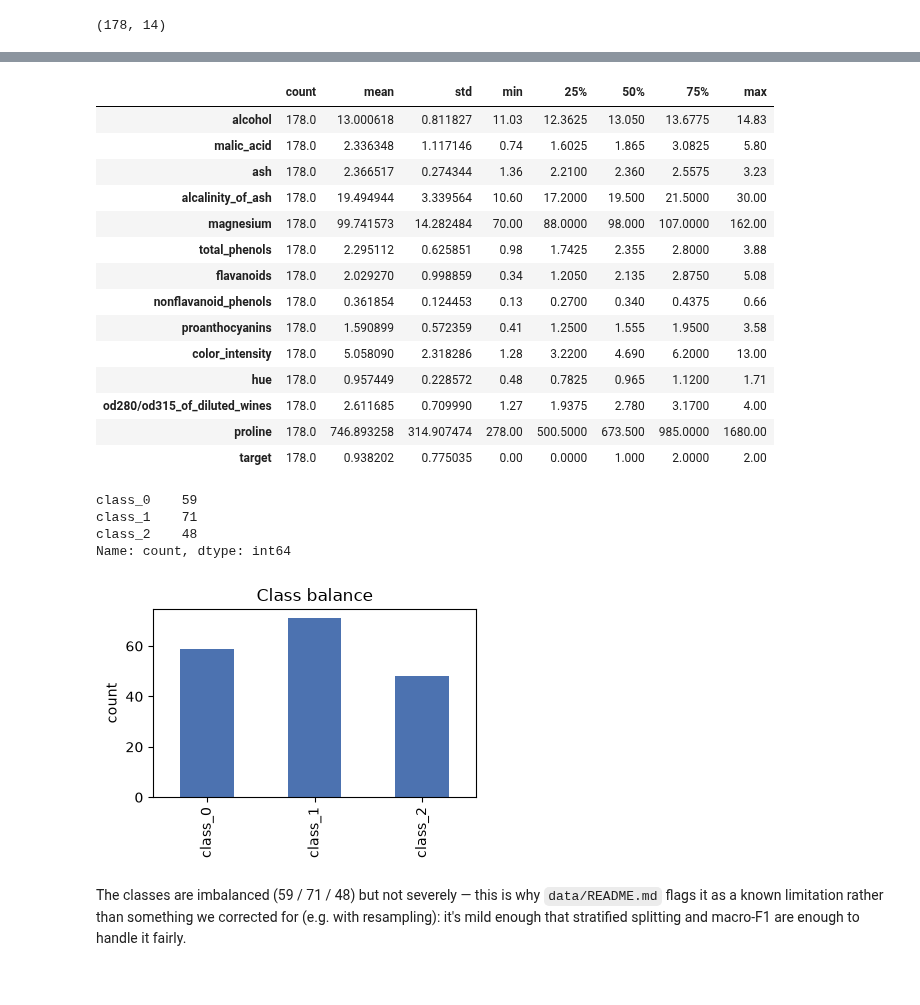
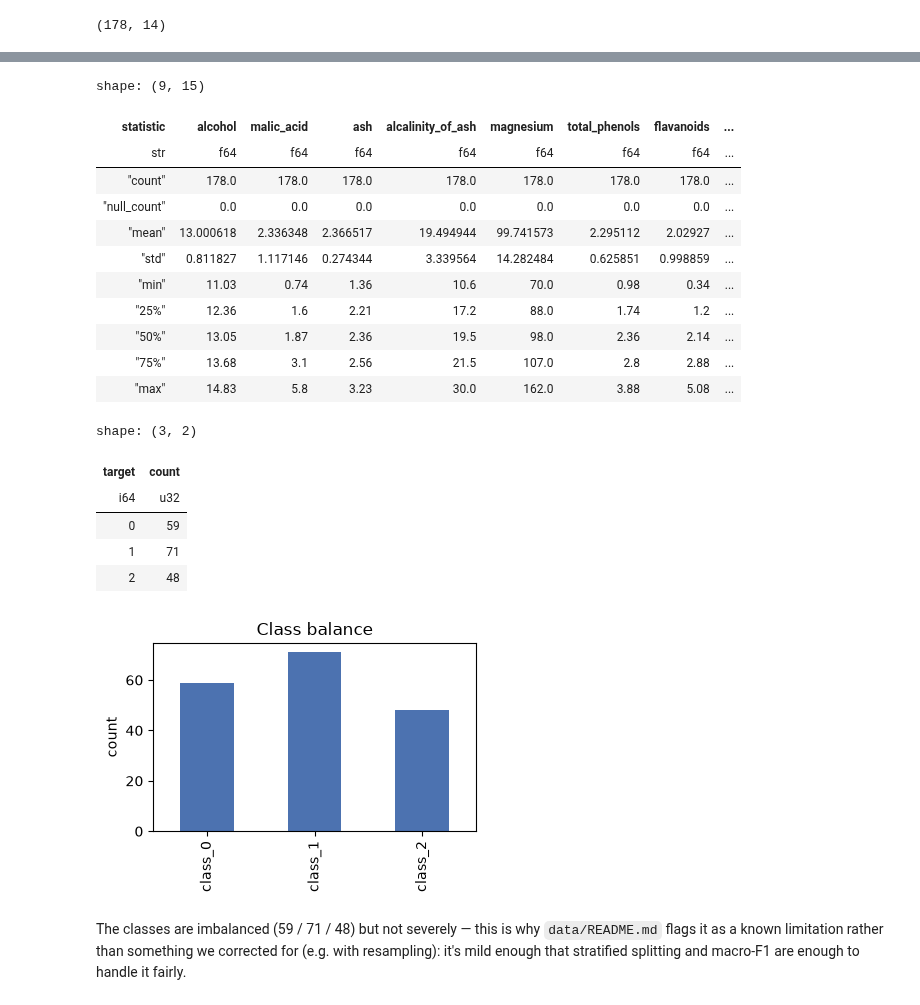
Before and after one commit to draklowell/active-belief-world-model, a Jupyter notebook: notebooks/01-data-exploration.ipynb, the cells around one changed output, grey strips where cells are left out. Cells and saved outputs as stored; diff of their text form; code cells hidden in the pictures.

```diff
--- a/notebooks/01-data-exploration.ipynb
+++ b/notebooks/01-data-exploration.ipynb
@@ -54,36 +56,34 @@ df.head()
 # %%
-df.describe().T
+df.describe()
 # %% [output]
+shape: (9, 15)
-|  | count | mean | std | min | 25% | 50% | 75% | max |
-| alcohol | 178.0 | 13.000618 | 0.811827 | 11.03 | 12.3625 | 13.050 | 13.6775 | 14.83 |
-| malic_acid | 178.0 | 2.336348 | 1.117146 | 0.74 | 1.6025 | 1.865 | 3.0825 | 5.80 |
-| ash | 178.0 | 2.366517 | 0.274344 | 1.36 | 2.2100 | 2.360 | 2.5575 | 3.23 |
-| alcalinity_of_ash | 178.0 | 19.494944 | 3.339564 | 10.60 | 17.2000 | 19.500 | 21.5000 | 30.00 |
-| magnesium | 178.0 | 99.741573 | 14.282484 | 70.00 | 88.0000 | 98.000 | 107.0000 | 162.00 |
-| total_phenols | 178.0 | 2.295112 | 0.625851 | 0.98 | 1.7425 | 2.355 | 2.8000 | 3.88 |
-| flavanoids | 178.0 | 2.029270 | 0.998859 | 0.34 | 1.2050 | 2.135 | 2.8750 | 5.08 |
-| nonflavanoid_phenols | 178.0 | 0.361854 | 0.124453 | 0.13 | 0.2700 | 0.340 | 0.4375 | 0.66 |
-| proanthocyanins | 178.0 | 1.590899 | 0.572359 | 0.41 | 1.2500 | 1.555 | 1.9500 | 3.58 |
-| color_intensity | 178.0 | 5.058090 | 2.318286 | 1.28 | 3.2200 | 4.690 | 6.2000 | 13.00 |
-| hue | 178.0 | 0.957449 | 0.228572 | 0.48 | 0.7825 | 0.965 | 1.1200 | 1.71 |
-| od280/od315_of_diluted_wines | 178.0 | 2.611685 | 0.709990 | 1.27 | 1.9375 | 2.780 | 3.1700 | 4.00 |
-| proline | 178.0 | 746.893258 | 314.907474 | 278.00 | 500.5000 | 673.500 | 985.0000 | 1680.00 |
-| target | 178.0 | 0.938202 | 0.775035 | 0.00 | 0.0000 | 1.000 | 2.0000 | 2.00 |
+| statistic | alcohol | malic_acid | ash | alcalinity_of_ash | magnesium | total_phenols | flavanoids | ... |
+| str | f64 | f64 | f64 | f64 | f64 | f64 | f64 | ... |
+| "count" | 178.0 | 178.0 | 178.0 | 178.0 | 178.0 | 178.0 | 178.0 | ... |
+| "null_count" | 0.0 | 0.0 | 0.0 | 0.0 | 0.0 | 0.0 | 0.0 | ... |
+| "mean" | 13.000618 | 2.336348 | 2.366517 | 19.494944 | 99.741573 | 2.295112 | 2.02927 | ... |
+| "std" | 0.811827 | 1.117146 | 0.274344 | 3.339564 | 14.282484 | 0.625851 | 0.998859 | ... |
+| "min" | 11.03 | 0.74 | 1.36 | 10.6 | 70.0 | 0.98 | 0.34 | ... |
+| "25%" | 12.36 | 1.6 | 2.21 | 17.2 | 88.0 | 1.74 | 1.2 | ... |
+| "50%" | 13.05 | 1.87 | 2.36 | 19.5 | 98.0 | 2.36 | 2.14 | ... |
+| "75%" | 13.68 | 3.1 | 2.56 | 21.5 | 107.0 | 2.8 | 2.88 | ... |
+| "max" | 14.83 | 5.8 | 3.23 | 30.0 | 162.0 | 3.88 | 5.08 | ... |
 # %%
-class_counts = df["target"].value_counts().sort_index()
-class_counts.index = [f"class_{i}" for i in class_counts.index]
+class_counts = df["target"].value_counts().sort("target")
 
 fig, ax = plt.subplots(figsize=(4, 3))
-class_counts.plot.bar(ax=ax, color="#4C72B0")
+ax.bar([f"class_{i}" for i in class_counts["target"]], class_counts["count"], color="#4C72B0")
 ax.set_ylabel("count")
 ax.set_title("Class balance")
 fig.tight_layout()
 class_counts
 # %% [output]
-class_0    59
-class_1    71
-class_2    48
-Name: count, dtype: int64
+shape: (3, 2)
+| target | count |
+| i64 | u32 |
+| 0 | 59 |
+| 1 | 71 |
+| 2 | 48 |
 [figure]
 # %% [markdown]
 The classes are imbalanced (59 / 71 / 48) but not severely — this is why `data/README.md` flags it as a known limitation rather than something we corrected for (e.g. with resampling): it's mild enough that stratified splitting and macro-F1 are enough to handle it fairly.
```
Also changed, not shown: parts of 6 cells of this notebook, 27 other files.
